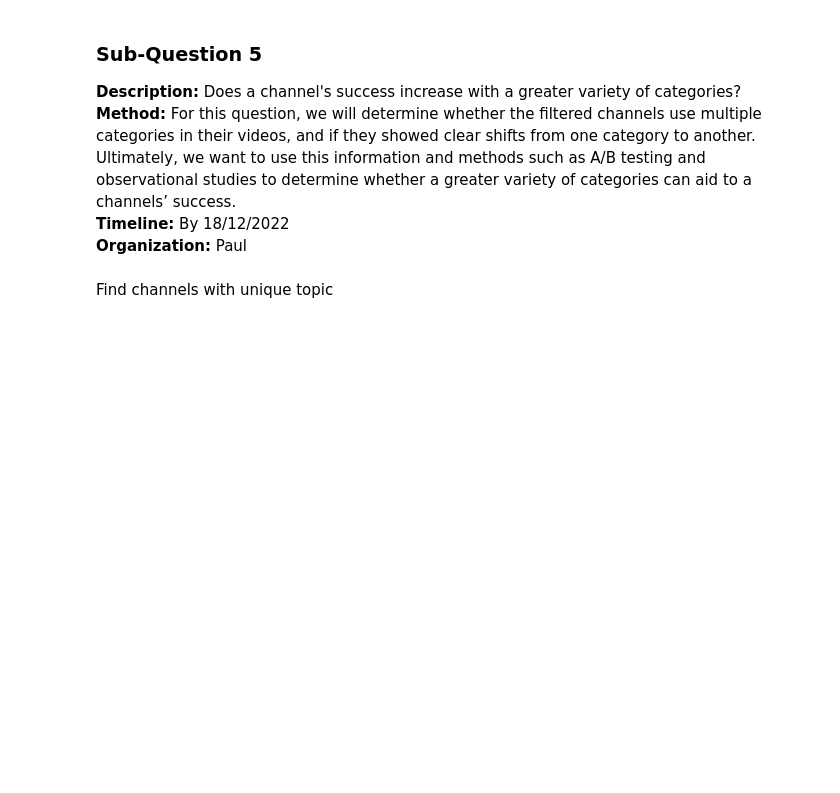
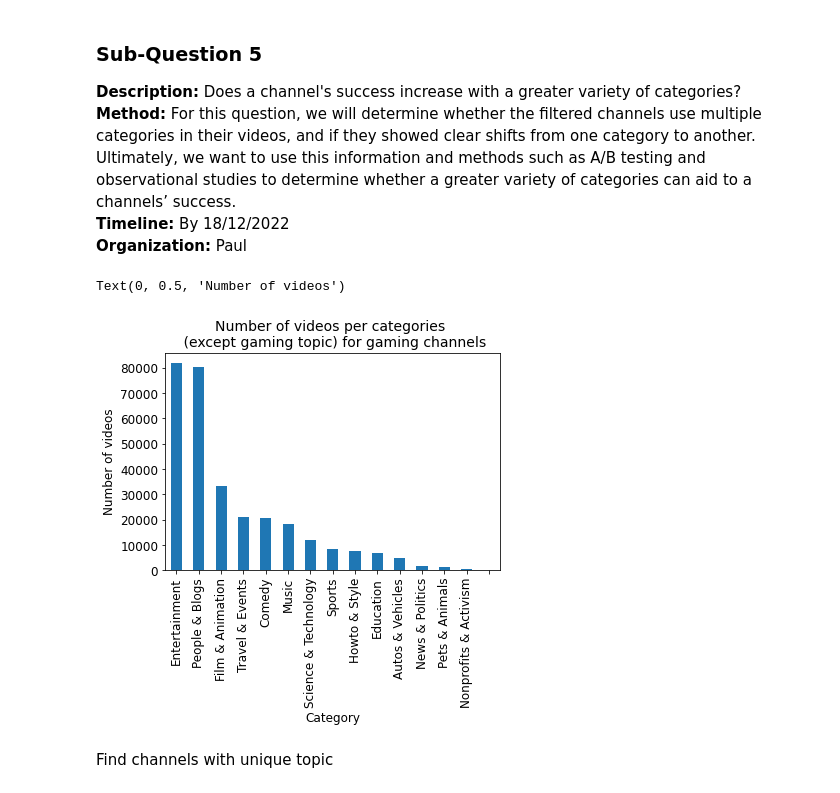
Before and after one commit to epfl-ada/ada-2022-project-adaptation, a Jupyter notebook: analysis.ipynb, the cells around one changed output. Drawn from its saved outputs; the diff is of its cells as text; code cells hidden in the pictures; blank space fills up the shorter version.

```diff
--- a/analysis.ipynb
+++ b/analysis.ipynb
@@ -2460,9 +2460,12 @@ pyLDAvis.save_html(data, 'tags.html')
 **Organization:** Paul
 # %%
 video_metadatas.categories.value_counts().iloc[1:].plot(kind="bar")
-plt.title("Number of videos per categories \n (except Gaming topic) for Gaming channels")
+plt.title("Number of videos per categories \n (except gaming topic) for gaming channels")
 plt.xlabel("Category")
 plt.ylabel("Number of videos")
+# %% [output]
+Text(0, 0.5, 'Number of videos')
+[figure, added]
 # %% [markdown]
 Find channels with unique topic
 # %%
```
Also changed, not shown: parts of 7 cells of this notebook.
